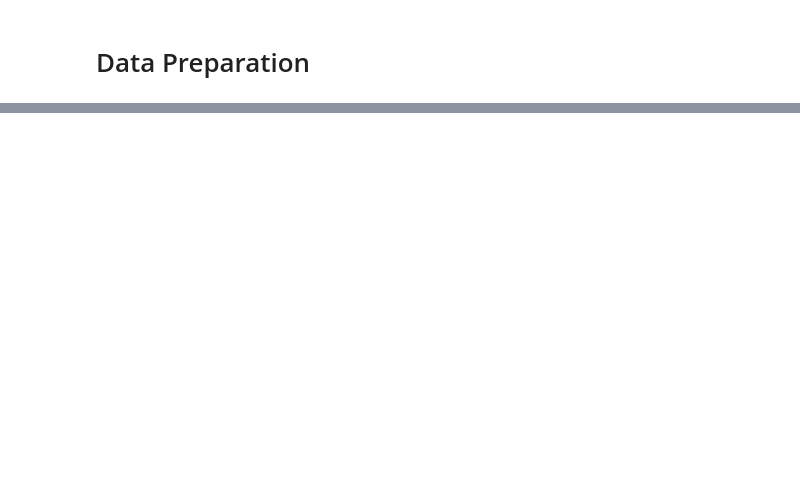
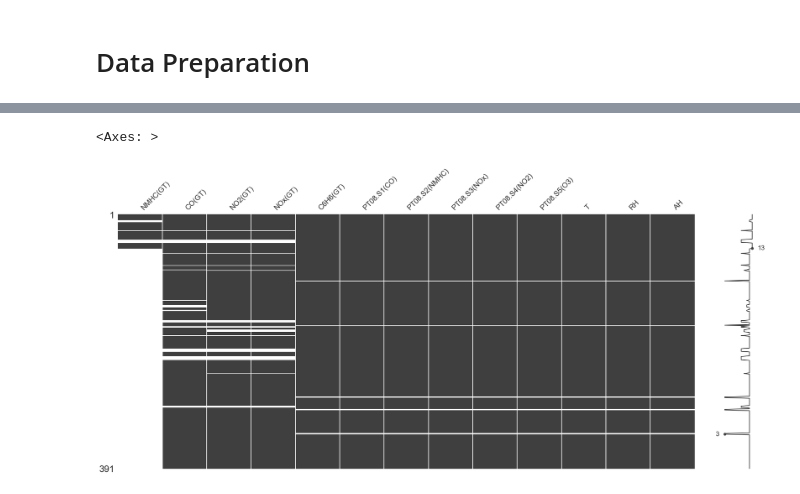
Before and after one commit to EchoAlexWA/COMP9417-Project, a Jupyter notebook: data_preprocessing.ipynb, the cells around one changed output, grey strips where cells are left out. Drawn from its saved outputs; the diff is of its cells as text; code cells hidden in the pictures; blank space fills up the shorter version.

```diff
--- a/data_preprocessing.ipynb
+++ b/data_preprocessing.ipynb
@@ -23,0 +26,15 @@ TARGET_EXCLUSION = ['NMHC(GT)']
+# %%
+path = 'data/AirQualityUCI.csv'
+air_quality = pd.read_csv(path, sep=';', decimal=',')
+air_quality = air_quality.dropna(axis=1, how='all')
+origin = air_quality
+# process data
+origin.replace(-200, np.nan, inplace=True)
+origin['Datetime'] = origin['Date'] + ' ' + origin['Time']
+origin.drop(columns=['Date', 'Time'], inplace=True)
+origin['Datetime'] = origin['Datetime'].str.replace('.', ':', regex=False)
+origin['Datetime'] = pd.to_datetime(origin['Datetime'], format='%d/%m/%Y %H:%M:%S')
+origin.set_index('Datetime', inplace=True)
+origin=origin[['NMHC(GT)', 'CO(GT)', 'NO2(GT)', 'NOx(GT)', 'C6H6(GT)',
+           'PT08.S1(CO)', 'PT08.S2(NMHC)', 'PT08.S3(NOx)',
+           'PT08.S4(NO2)', 'PT08.S5(O3)', 'T', 'RH', 'AH']]
@@ -23,0 +66,6 @@ TARGET_EXCLUSION = ['NMHC(GT)']
+# %%
+import missingno as msno
+msno.matrix(origin)
+# %% [output]
+<Axes: >
+[figure, added]
```
Also changed, not shown: parts of 4 cells of this notebook, 5 other files.
